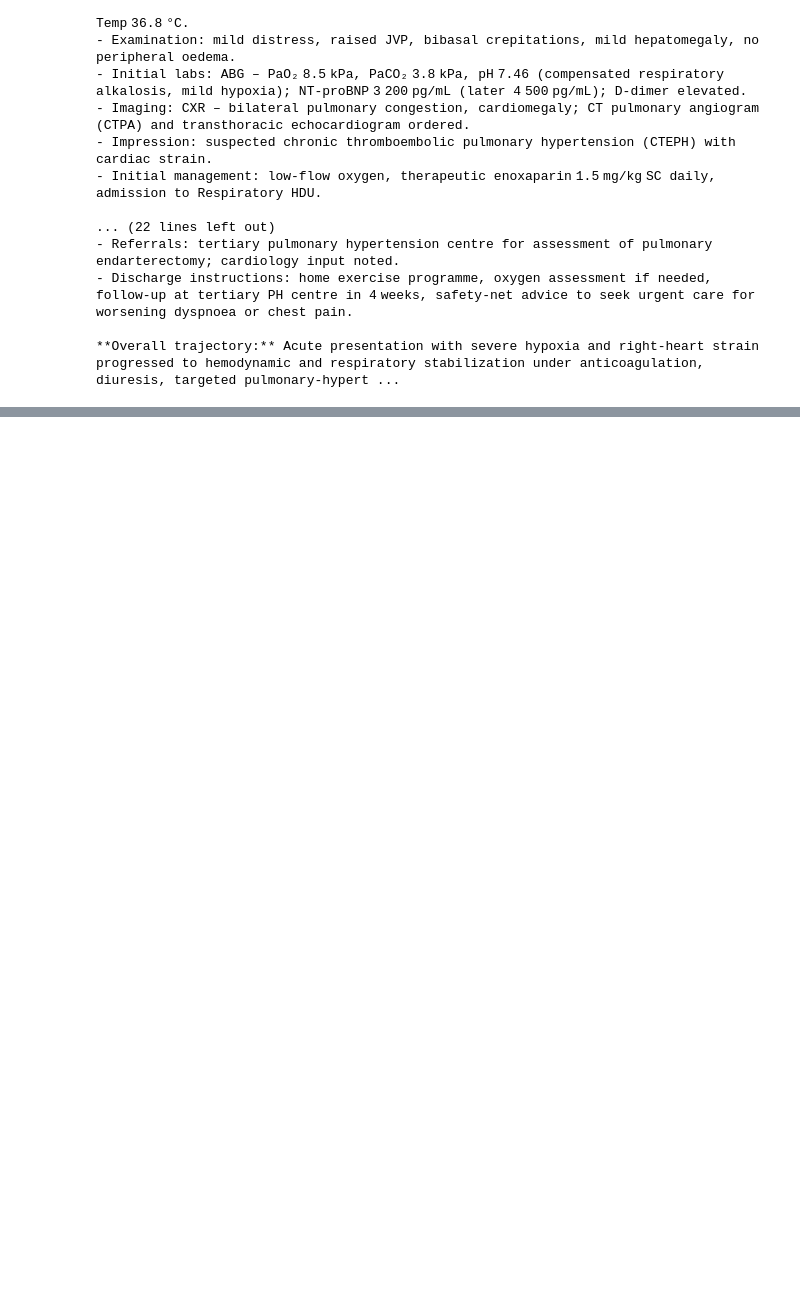
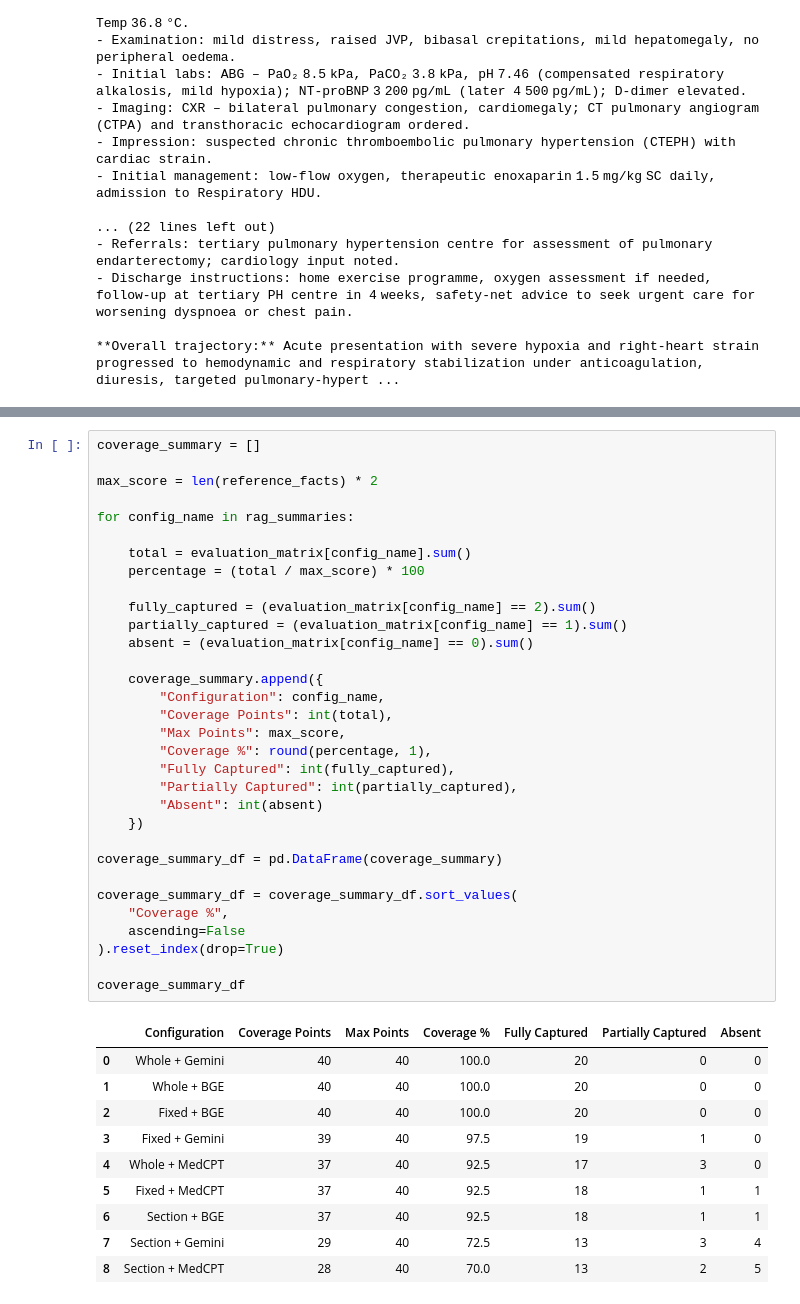
Before and after one commit to pallavi-cs-ai/clinical-summarization-eval, a Jupyter notebook: notebooks/03_workflow_2_rag_experiments.ipynb, the cells around one changed output, grey strips where cells are left out. Drawn from its saved outputs; the diff is of its cells as text; blank space fills up the shorter version.

```diff
--- a/notebooks/03_workflow_2_rag_experiments.ipynb
+++ b/notebooks/03_workflow_2_rag_experiments.ipynb
@@ -2673,0 +4293,43 @@ print(medcpt_whole_summary)
+# %%
+coverage_summary = []
+
+max_score = len(reference_facts) * 2
+
+for config_name in rag_summaries:
+
+    total = evaluation_matrix[config_name].sum()
+    percentage = (total / max_score) * 100
+
+    fully_captured = (evaluation_matrix[config_name] == 2).sum()
+    partially_captured = (evaluation_matrix[config_name] == 1).sum()
+    absent = (evaluation_matrix[config_name] == 0).sum()
+
+    coverage_summary.append({
+        "Configuration": config_name,
+        "Coverage Points": int(total),
+        "Max Points": max_score,
+        "Coverage %": round(percentage, 1),
+        "Fully Captured": int(fully_captured),
+        "Partially Captured": int(partially_captured),
+        "Absent": int(absent)
+    })
+
+coverage_summary_df = pd.DataFrame(coverage_summary)
+
+coverage_summary_df = coverage_summary_df.sort_values(
+    "Coverage %",
+    ascending=False
+).reset_index(drop=True)
+
+coverage_summary_df
+# %% [output]
+|  | Configuration | Coverage Points | Max Points | Coverage % | Fully Captured | Partially Captured | Absent |
+| 0 | Whole + Gemini | 40 | 40 | 100.0 | 20 | 0 | 0 |
+| 1 | Whole + BGE | 40 | 40 | 100.0 | 20 | 0 | 0 |
+| 2 | Fixed + BGE | 40 | 40 | 100.0 | 20 | 0 | 0 |
+| 3 | Fixed + Gemini | 39 | 40 | 97.5 | 19 | 1 | 0 |
+| 4 | Whole + MedCPT | 37 | 40 | 92.5 | 17 | 3 | 0 |
+| 5 | Fixed + MedCPT | 37 | 40 | 92.5 | 18 | 1 | 1 |
+| 6 | Section + BGE | 37 | 40 | 92.5 | 18 | 1 | 1 |
+| 7 | Section + Gemini | 29 | 40 | 72.5 | 13 | 3 | 4 |
+| 8 | Section + MedCPT | 28 | 40 | 70.0 | 13 | 2 | 5 |
```
Also changed, not shown: parts of 58 cells of this notebook, 2 other files.
